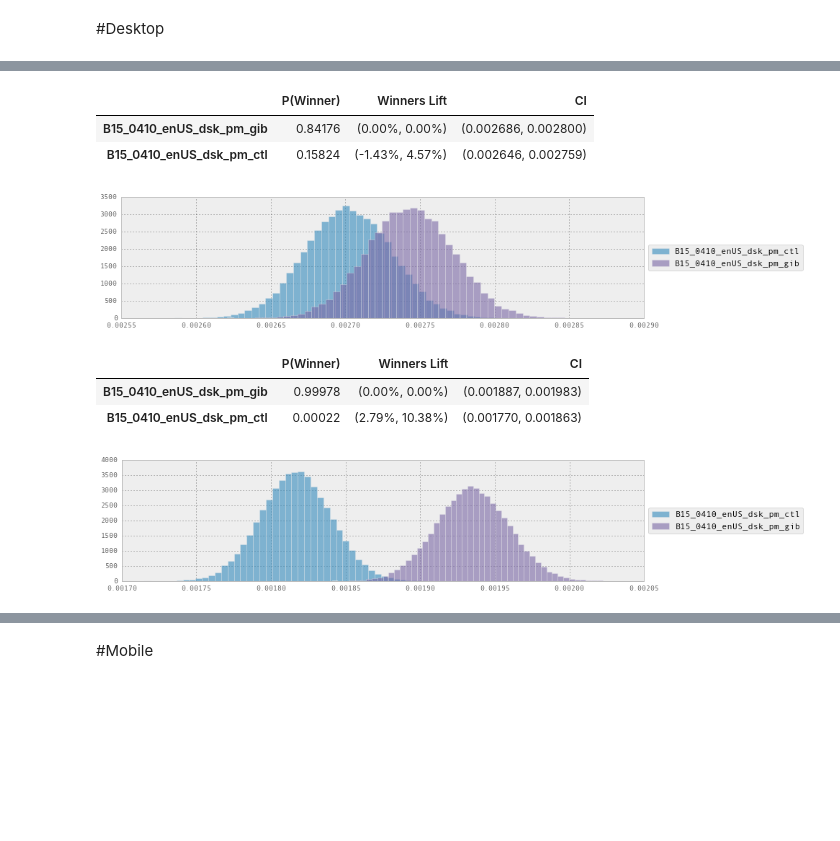
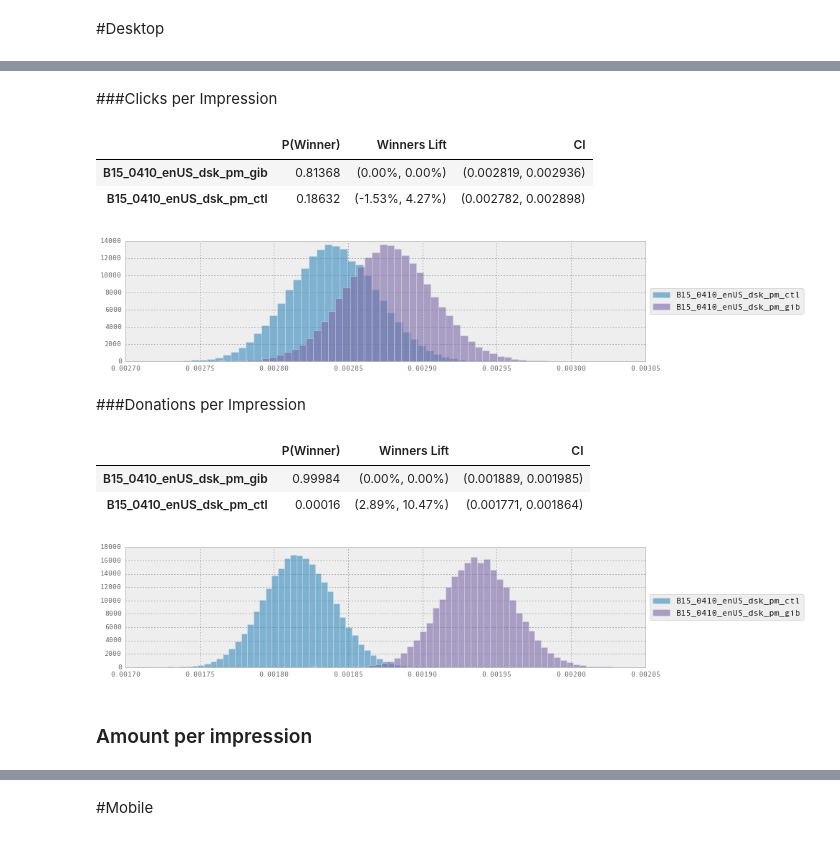
Before and after one commit to BUMET-CS-689-2018-03-O1-Data-Wrhs/wmf, a Jupyter notebook: fr/dashboard/python/dashboard_instances/Google Wallet2.ipynb, the cells around one changed output, grey strips where cells are left out. Drawn from its saved outputs; the diff is of its cells as text; code cells hidden in the pictures; blank space fills up the shorter version.

```diff
--- a/fr/dashboard/python/dashboard_instances/Google Wallet2.ipynb
+++ b/fr/dashboard/python/dashboard_instances/Google Wallet2.ipynb
@@ -77,14 +78,15 @@ start = '2015-04-10 12:00'
 end =  '2015-05-10 23:59'
 a = 'B15_0410_enUS_dsk_pm_ctl'
 b = 'B15_0410_enUS_dsk_pm_gib'
-t_dsk = Test(a, b, start=start, stop = end)
-#t_dsk.get_payment_method_details()
+c = 'B15_0410_enUS_dsk_pm_gib2'
+# %%
+t_dsk = Test(a, b,c, start=start, stop = end)
 # %%
 # Doctor the Click and Donation Counts
-clicks = 518
+clicks = 528
 conversion_rate = 0.7
-average_donation = 9.6
-t_dsk_gw = doctor_payment_data(t_dsk, clicks, conversion_rate, average_donation, 'gw' )
+average_donation = 9.3
+t_dsk_gw = doctor_payment_data(t_dsk, clicks, conversion_rate, average_donation, b, 'gw' )
 t_dsk_gw.get_payment_method_details()
 # %% [output]
 |  |  | donations | clicks | conversion_rate | percent clicked on | percent donated on | total_amount | ... |
@@ -103,14 +109,20 @@ t_dsk_gw.get_payment_method_details()
+# %% [markdown]
+###Clicks per Impression
 # %%
-t_dsk_gw.rate_stats(a, b, rate = 'clicks/impressions')
+t_dsk_gw.rate_stats(a, b, rate = 'clicks/impressions', conf = 95)
 # %% [output]
 |  | P(Winner) | Winners Lift | CI |
-| B15_0410_enUS_dsk_pm_gib | 0.84176 | (0.00%, 0.00%) | (0.002686, 0.002800) |
-| B15_0410_enUS_dsk_pm_ctl | 0.15824 | (-1.43%, 4.57%) | (0.002646, 0.002759) |
+| B15_0410_enUS_dsk_pm_gib | 0.81368 | (0.00%, 0.00%) | (0.002819, 0.002936) |
+| B15_0410_enUS_dsk_pm_ctl | 0.18632 | (-1.53%, 4.27%) | (0.002782, 0.002898) |
-[figure, old version]
+[figure, new version]
+# %% [markdown]
+###Donations per Impression
 # %%
-t_dsk_gw.rate_stats(a, b, rate = 'donations/impressions')
+t_dsk_gw.rate_stats(a, b, rate = 'donations/impressions', conf = 95)
 # %% [output]
 |  | P(Winner) | Winners Lift | CI |
-| B15_0410_enUS_dsk_pm_gib | 0.99978 | (0.00%, 0.00%) | (0.001887, 0.001983) |
-| B15_0410_enUS_dsk_pm_ctl | 0.00022 | (2.79%, 10.38%) | (0.001770, 0.001863) |
+| B15_0410_enUS_dsk_pm_gib | 0.99984 | (0.00%, 0.00%) | (0.001889, 0.001985) |
+| B15_0410_enUS_dsk_pm_ctl | 0.00016 | (2.89%, 10.47%) | (0.001771, 0.001864) |
-[figure, old version]
+[figure, new version]
+# %% [markdown]
+### Amount per impression
```
Also changed, not shown: parts of 24 cells of this notebook, 8 other files.
